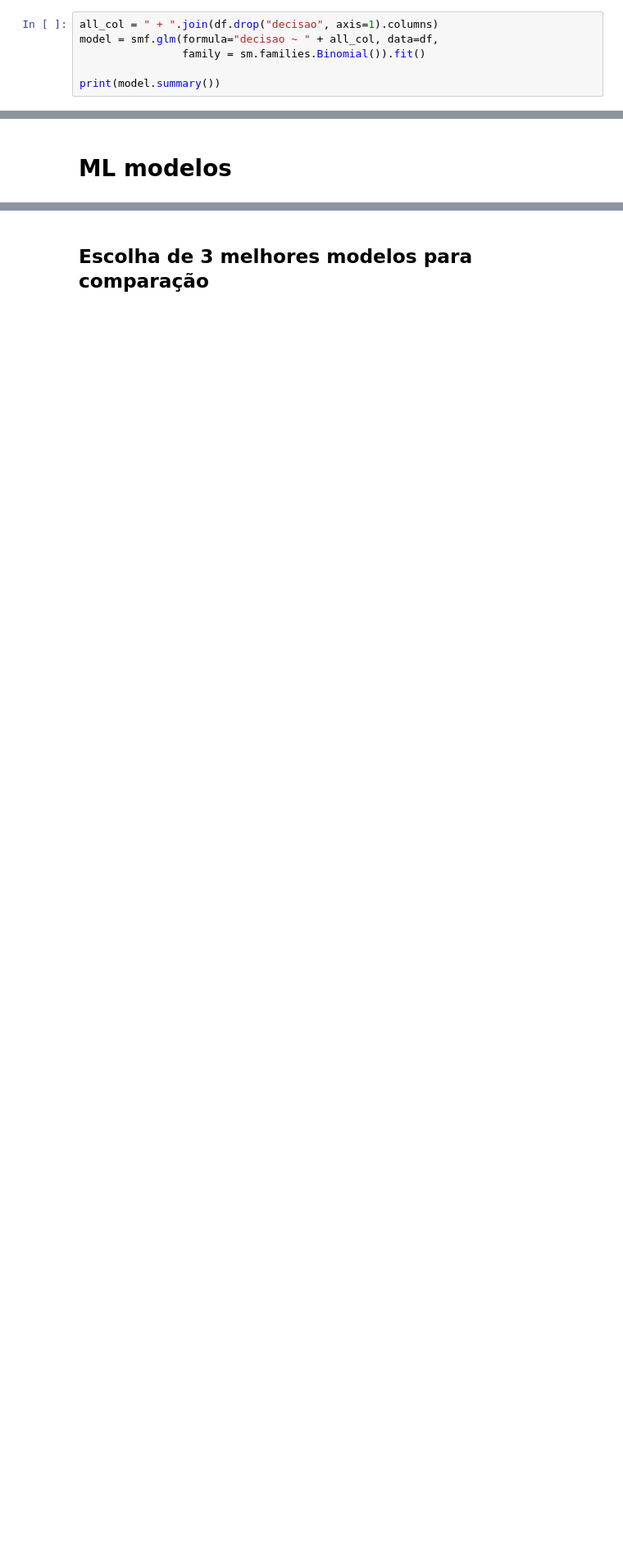
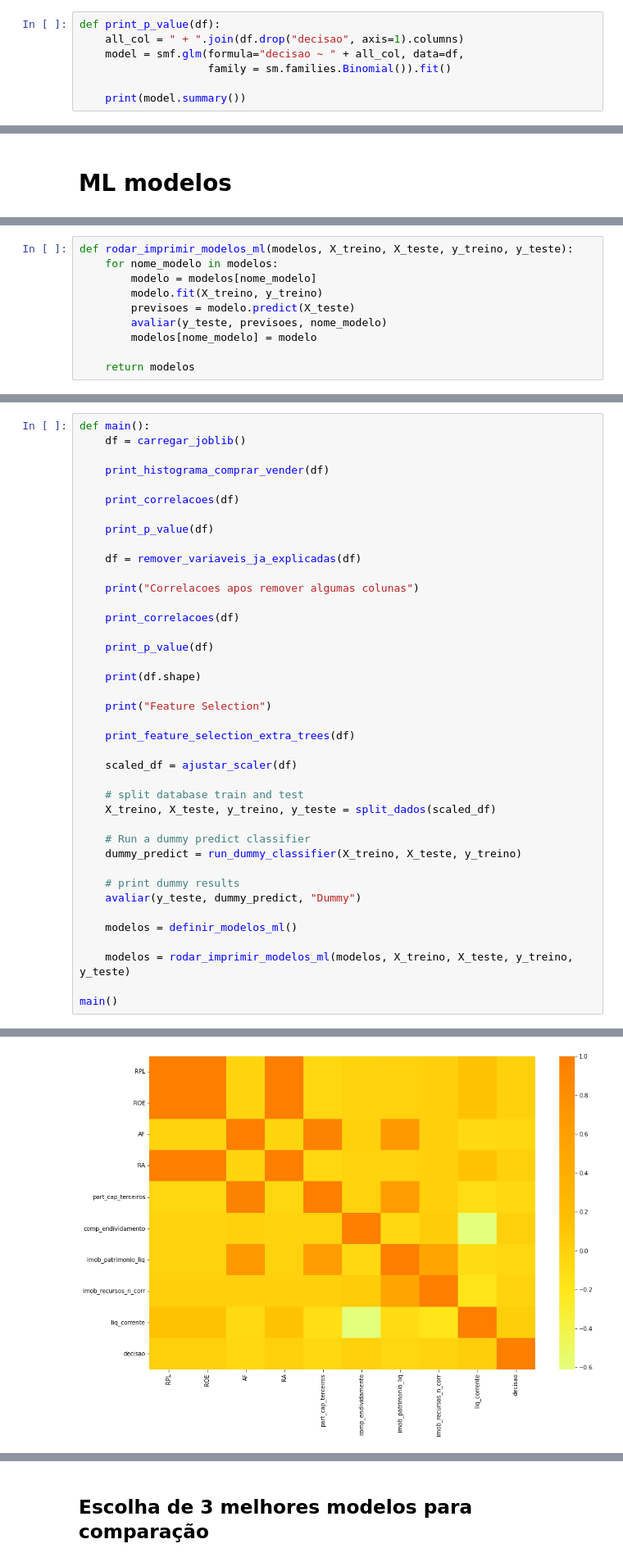
Before and after one commit to ricardomdesa/TCC-PUC-2020, a Jupyter notebook: notebooks/analis_descritiva.ipynb, the cells around one changed output, grey strips where cells are left out. Shown at 82% size. Saved outputs shown, nothing was run; the diff lists cells and outputs as text; blank space fills up the shorter version.

```diff
--- a/notebooks/analis_descritiva.ipynb
+++ b/notebooks/analis_descritiva.ipynb
@@ -117,8 +79,9 @@ decisao  0.056338  0.082430  1.000000
 # %% [markdown]
 ## P value
 # %%
-all_col = " + ".join(df.drop("decisao", axis=1).columns)
-model = smf.glm(formula="decisao ~ " + all_col, data=df,
-                family = sm.families.Binomial()).fit()
+def print_p_value(df):
+    all_col = " + ".join(df.drop("decisao", axis=1).columns)
+    model = smf.glm(formula="decisao ~ " + all_col, data=df,
+                    family = sm.families.Binomial()).fit()
 
-print(model.summary())
+    print(model.summary())
@@ -340,0 +172,10 @@ weighted avg       0.52      0.52      0.52       503
+# %%
+def rodar_imprimir_modelos_ml(modelos, X_treino, X_teste, y_treino, y_teste):
+    for nome_modelo in modelos:
+        modelo = modelos[nome_modelo]
+        modelo.fit(X_treino, y_treino)
+        previsoes = modelo.predict(X_teste)
+        avaliar(y_teste, previsoes, nome_modelo)
+        modelos[nome_modelo] = modelo
+
+    return modelos
@@ -340,0 +184,41 @@ weighted avg       0.52      0.52      0.52       503
+# %%
+def main():
+    df = carregar_joblib()
+
+    print_histograma_comprar_vender(df)
+
+    print_correlacoes(df)
+
+    print_p_value(df)
+
+    df = remover_variaveis_ja_explicadas(df)
+
+    print("Correlacoes apos remover algumas colunas")
+
+    print_correlacoes(df)
+
+    print_p_value(df)
+
+    print(df.shape)
+
+    print("Feature Selection")
+
+    print_feature_selection_extra_trees(df)
+
+    scaled_df = ajustar_scaler(df)
+
+    # split database train and test
+    X_treino, X_teste, y_treino, y_teste = split_dados(scaled_df)
+
+    # Run a dummy predict classifier
+    dummy_predict = run_dummy_classifier(X_treino, X_teste, y_treino)
+
+    # print dummy results
+    avaliar(y_teste, dummy_predict, "Dummy")
+
+    modelos = definir_modelos_ml()
+
+    modelos = rodar_imprimir_modelos_ml(modelos, X_treino, X_teste, y_treino, y_teste)
+
+main()
+# %% [output]
@@ -340,0 +242 @@ weighted avg       0.52      0.52      0.52       503
+[figure, added]
```
Also changed, not shown: parts of 17 cells of this notebook, 1 other file.
